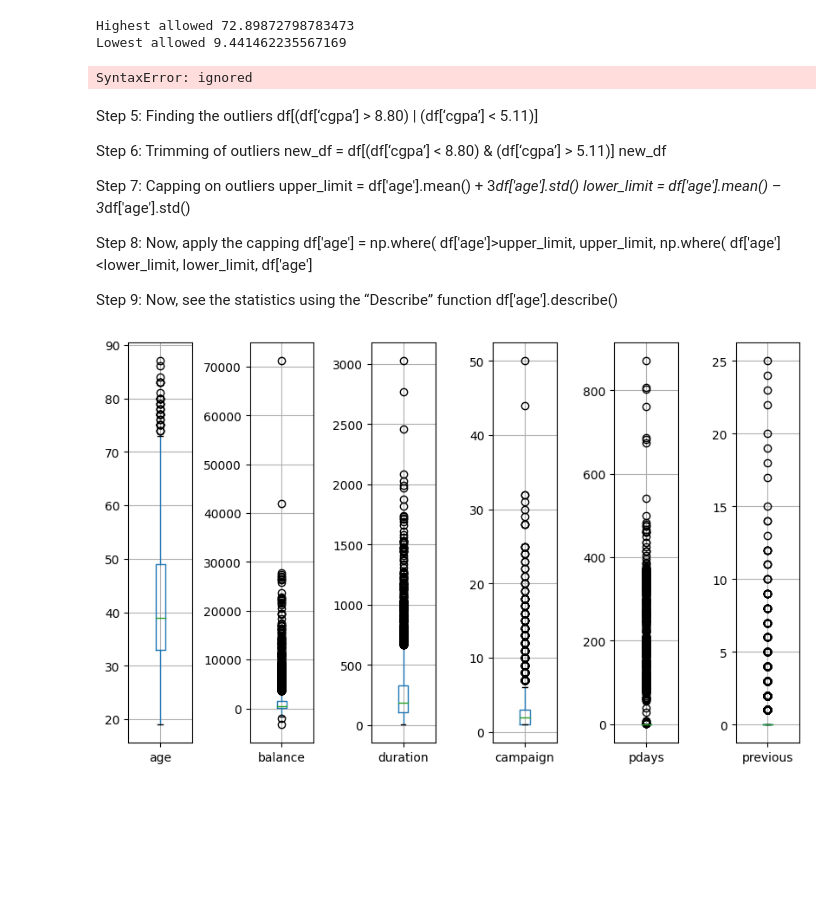
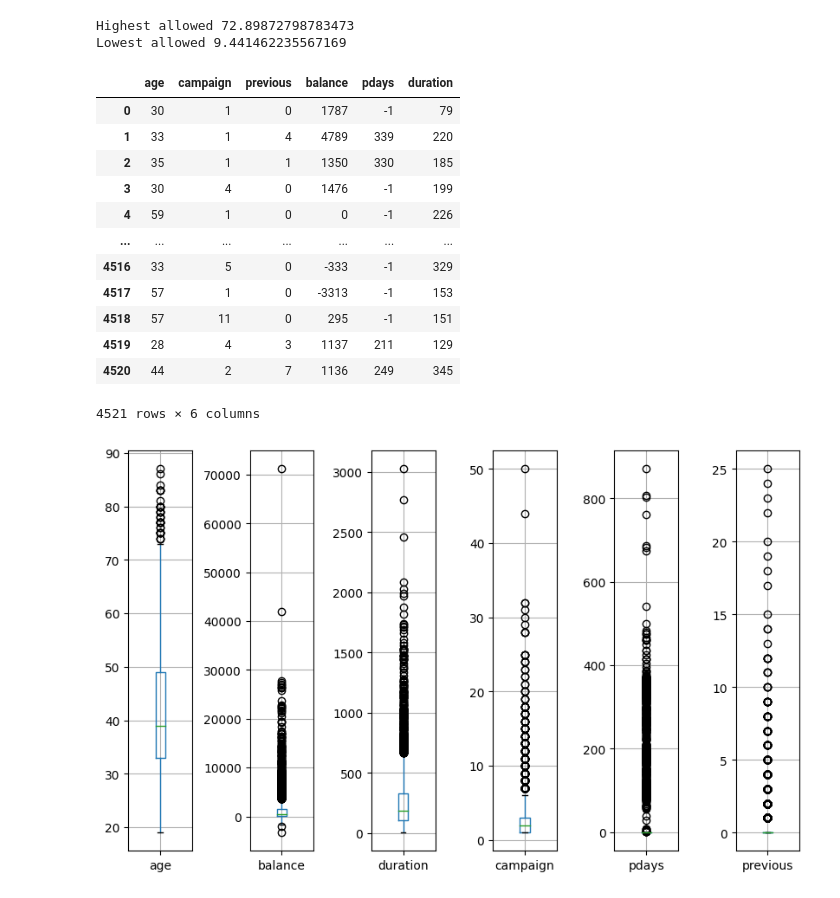
Before and after one commit to DIDIHBABS/python_projects, a Jupyter notebook: bank_marketing_classification/classification_.ipynb, the cells around one changed output. Saved outputs shown, nothing was run; the diff lists cells and outputs as text; code cells hidden in the pictures; blank space fills up the shorter version.

```diff
--- a/bank_marketing_classification/classification_.ipynb
+++ b/bank_marketing_classification/classification_.ipynb
@@ -120,30 +121,3 @@ print("Lowest allowed",df['age'].mean() - 3*df ['age'].std())
 # %% [output]
 Highest allowed 72.89872798783473
 Lowest allowed 9.441462235567169
-# %%
-df[(df[df['age'] > 72.89)] | (df['age'] < 9.44)]
-# %% [output]
-SyntaxError: ignored
-# %% [markdown]
-Step 5: Finding the outliers
-df[(df[‘cgpa’] > 8.80) | (df[‘cgpa’] < 5.11)]
-
-Step 6: Trimming of outliers
-new_df = df[(df[‘cgpa’] < 8.80) & (df[‘cgpa’] > 5.11)]
-new_df
-
-Step 7: Capping on outliers
-upper_limit = df['age'].mean() + 3*df['age'].std()
-lower_limit = df['age'].mean() – 3*df['age'].std()
-
-Step 8: Now, apply the capping
-df['age'] = np.where(
-df['age']>upper_limit,
-upper_limit,
-np.where(
-df['age']<lower_limit,
-lower_limit,
-df['age']
-
-Step 9: Now, see the statistics using the “Describe” function
-df['age'].describe()
@@ -150,3 +126,19 @@ df['age'].describe()
+# %%
+num_features
+# %% [output]
+|  | age | campaign | previous | balance | pdays | duration |
+| 0 | 30 | 1 | 0 | 1787 | -1 | 79 |
+| 1 | 33 | 1 | 4 | 4789 | 339 | 220 |
+| 2 | 35 | 1 | 1 | 1350 | 330 | 185 |
+| 3 | 30 | 4 | 0 | 1476 | -1 | 199 |
+| 4 | 59 | 1 | 0 | 0 | -1 | 226 |
+| ... | ... | ... | ... | ... | ... | ... |
+| 4516 | 33 | 5 | 0 | -333 | -1 | 329 |
+| 4517 | 57 | 1 | 0 | -3313 | -1 | 153 |
+| 4518 | 57 | 11 | 0 | 295 | -1 | 151 |
+| 4519 | 28 | 4 | 3 | 1137 | 211 | 129 |
+| 4520 | 44 | 2 | 7 | 1136 | 249 | 345 |
+4521 rows × 6 columns
 # %%
 fig, ax = plt.subplots(1, 6, figsize=(10, 6))
 
```
Also changed, not shown: parts of 9 cells of this notebook.
